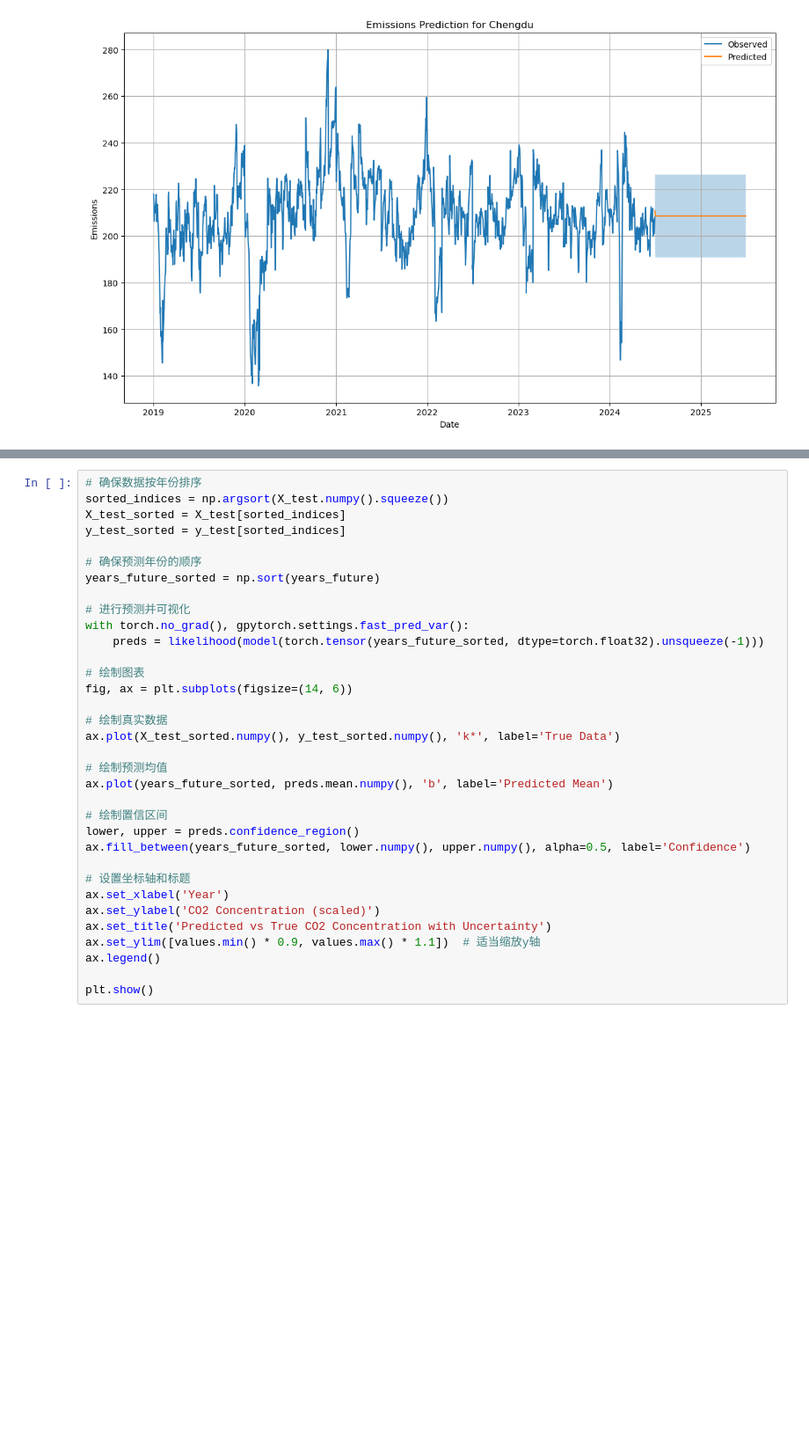
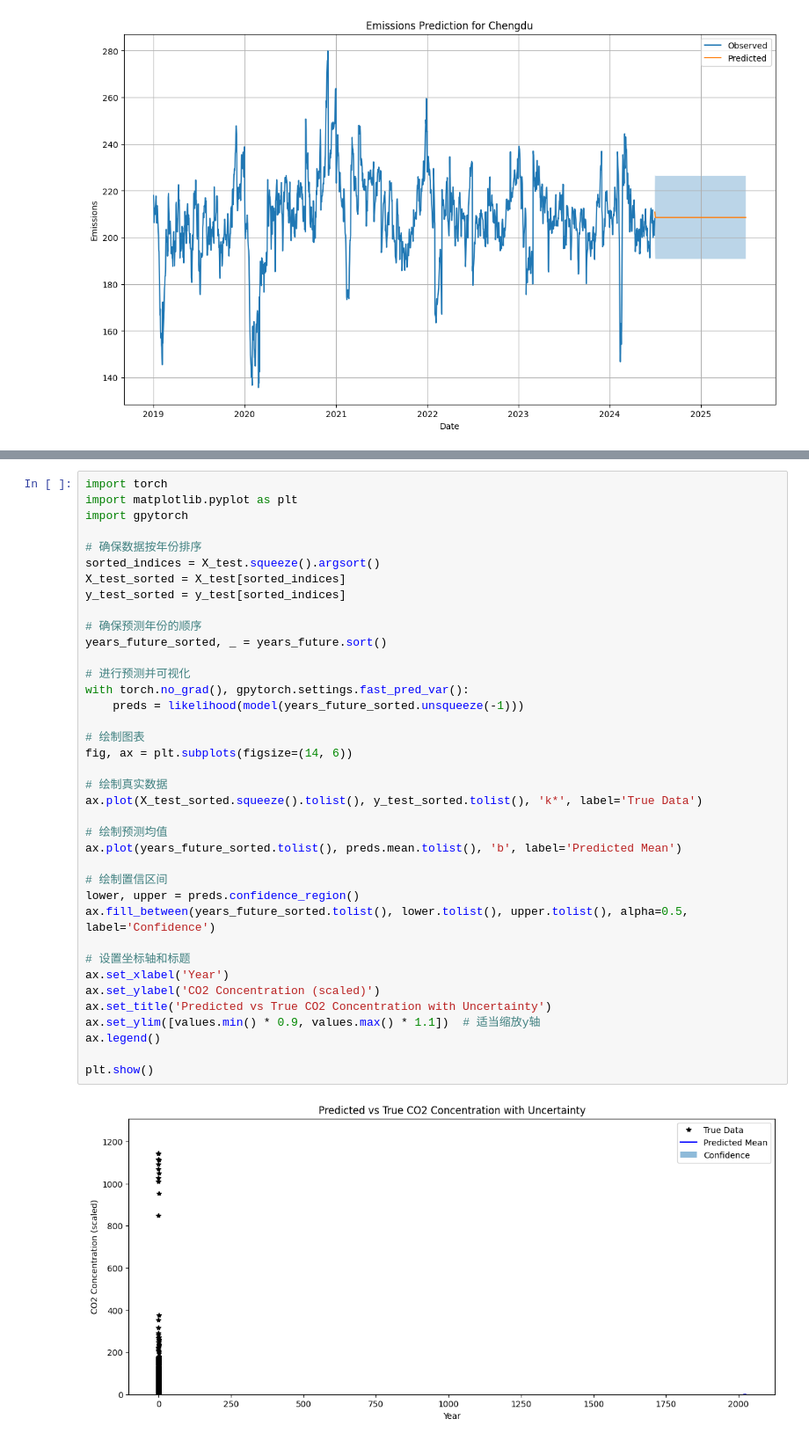
Before and after one commit to Aster-amellus/short_term_proj, a Jupyter notebook: data_mining.ipynb, the cells around one changed output, grey strips where cells are left out. Shown at 88% size. Drawn from its saved outputs; the diff is of its cells as text; blank space fills up the shorter version.

```diff
--- a/data_mining.ipynb
+++ b/data_mining.ipynb
@@ -381,34 +462,40 @@ plt.show()
 # %%
+import torch
+import matplotlib.pyplot as plt
+import gpytorch
+
 # 确保数据按年份排序
-sorted_indices = np.argsort(X_test.numpy().squeeze())
+sorted_indices = X_test.squeeze().argsort()
 X_test_sorted = X_test[sorted_indices]
 y_test_sorted = y_test[sorted_indices]
 
 # 确保预测年份的顺序
-years_future_sorted = np.sort(years_future)
+years_future_sorted, _ = years_future.sort()
 
 # 进行预测并可视化
 with torch.no_grad(), gpytorch.settings.fast_pred_var():
-    preds = likelihood(model(torch.tensor(years_future_sorted, dtype=torch.float32).unsqueeze(-1)))
+    preds = likelihood(model(years_future_sorted.unsqueeze(-1)))
 
 # 绘制图表
 fig, ax = plt.subplots(figsize=(14, 6))
 
 # 绘制真实数据
-ax.plot(X_test_sorted.numpy(), y_test_sorted.numpy(), 'k*', label='True Data')
+ax.plot(X_test_sorted.squeeze().tolist(), y_test_sorted.tolist(), 'k*', label='True Data')
 
 # 绘制预测均值
-ax.plot(years_future_sorted, preds.mean.numpy(), 'b', label='Predicted Mean')
+ax.plot(years_future_sorted.tolist(), preds.mean.tolist(), 'b', label='Predicted Mean')
 
 # 绘制置信区间
 lower, upper = preds.confidence_region()
-ax.fill_between(years_future_sorted, lower.numpy(), upper.numpy(), alpha=0.5, label='Confidence')
+ax.fill_between(years_future_sorted.tolist(), lower.tolist(), upper.tolist(), alpha=0.5, label='Confidence')
 
 # 设置坐标轴和标题
 ax.set_xlabel('Year')
 ax.set_ylabel('CO2 Concentration (scaled)')
 ax.set_title('Predicted vs True CO2 Concentration with Uncertainty')
 ax.set_ylim([values.min() * 0.9, values.max() * 1.1])  # 适当缩放y轴
 ax.legend()
 
 plt.show()
+# %% [output]
+[figure, added]
```
Also changed, not shown: parts of 10 cells of this notebook.
